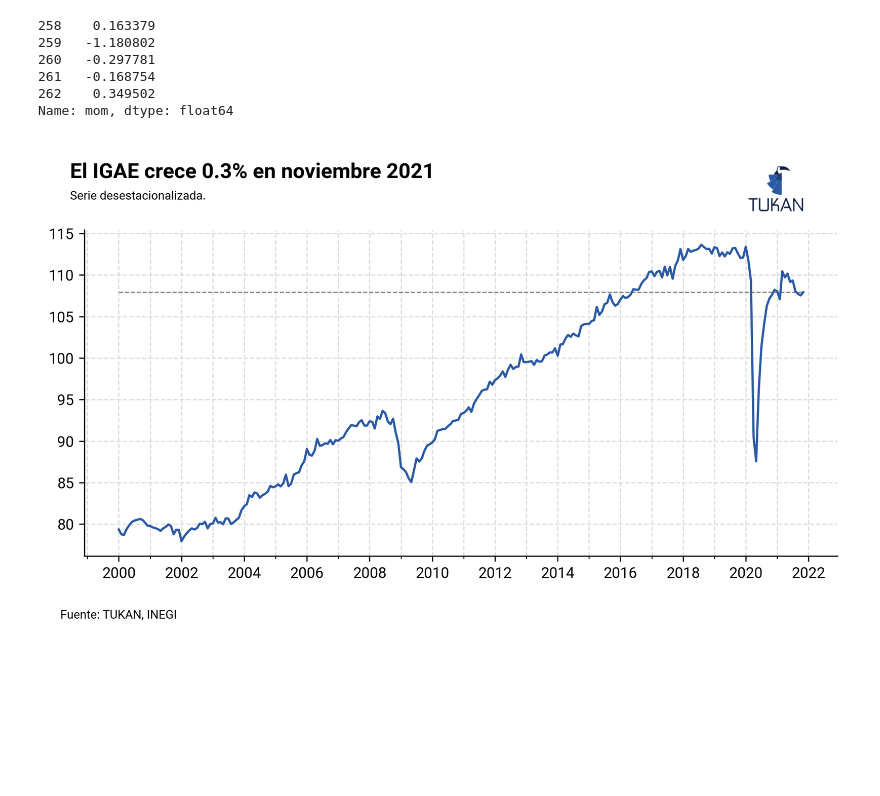
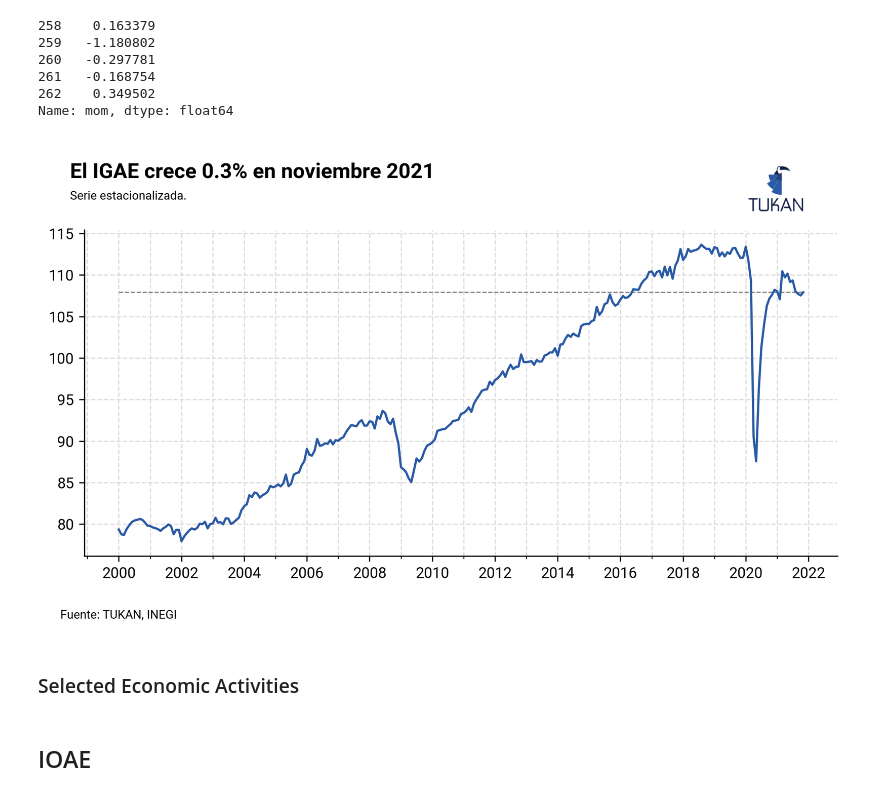
Before and after one commit to TukanMx/tukan_notebooks, a Jupyter notebook: social/social_media/igae/igae.ipynb, the cells around one changed output. Drawn from its saved outputs; the diff is of its cells as text; code cells hidden in the pictures; blank space fills up the shorter version.

Commit message:
social media post plots ready for review

```diff
--- a/social/social_media/igae/igae.ipynb
+++ b/social/social_media/igae/igae.ipynb
@@ -123,32 +138,34 @@ fig.text(
     1,
     "El IGAE crece 0.3% en noviembre 2021",
     size=14,
     weight = "bold"
 )
 
 fig.text(
     0.11,
     0.95,
-    "Serie desestacionalizada.",
+    "Serie estacionalizada.",
     size=8
 )
 # Add footer
 fig.text(0.1, -0.02, "Fuente: TUKAN, INEGI", fontsize=8)
 
 
 tukan_im = image.imread(module_path + "\\assets\\logo\\logo192.png")
 newax = fig.add_axes([0.72, .88, 0.16, 0.19], anchor="NE", zorder=1)
 newax.imshow(tukan_im)
 newax.axis("off")
 
 
 plt.savefig(
     "plots/igae_ts_logo_white.png",
     dpi=300,
     bbox_inches="tight",
     facecolor="white",
     edgecolor="none",
     transparent=False,
 )
 # %% [output]
-[figure, old version]
+[figure, new version]
+# %% [markdown]
+### Selected Economic Activities
@@ -154,0 +186,2 @@ plt.savefig(
+# %% [markdown]
+## IOAE
```
Also changed, not shown: parts of 29 cells of this notebook, 1 other file.
